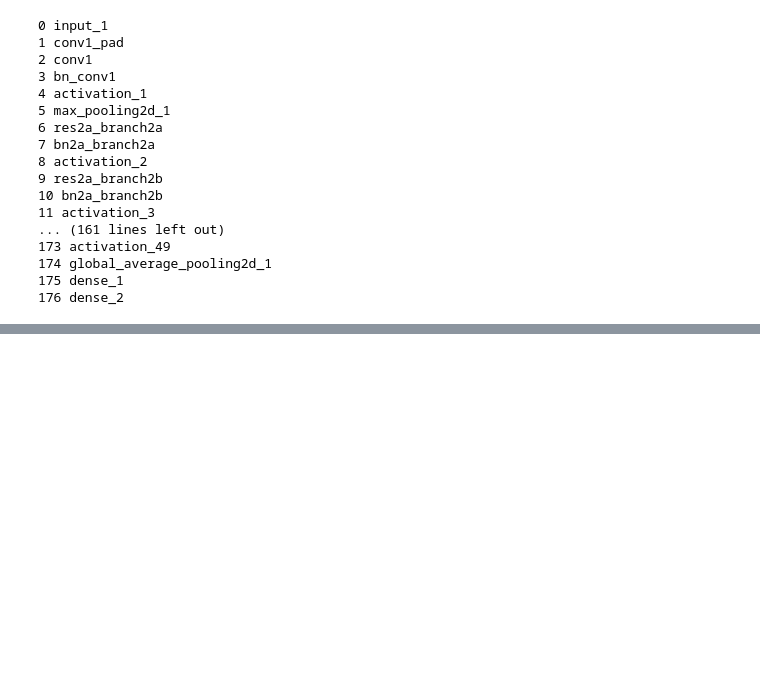
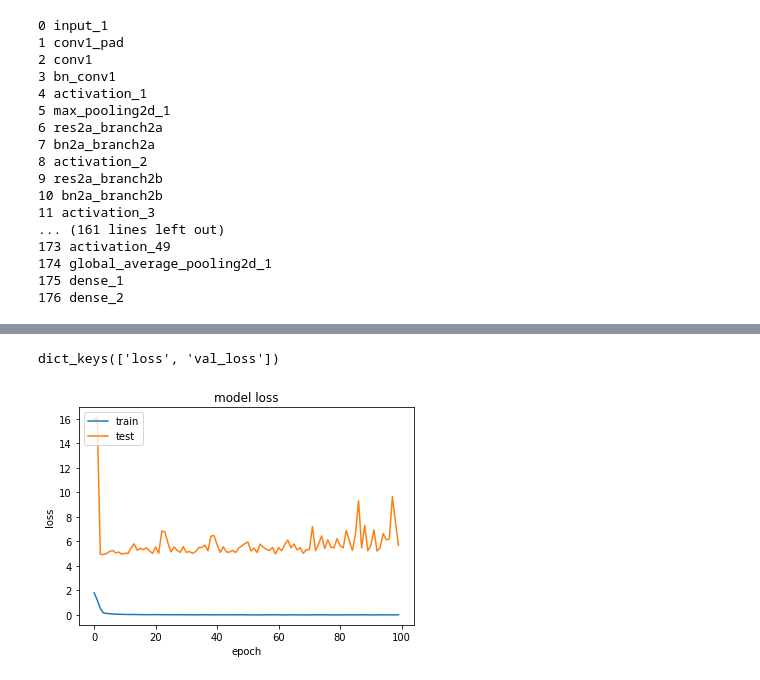
Before and after one commit to zaher88abd/keras-models, a Jupyter notebook: Test retrain model.ipynb, the cells around one changed output, grey strips where cells are left out. Drawn from its saved outputs; the diff is of its cells as text; code cells hidden in the pictures; blank space fills up the shorter version.

Commit message:
update the resutl after 100 epoch

```diff
--- a/Test retrain model.ipynb
+++ b/Test retrain model.ipynb
@@ -183,22 +186,28 @@ Epoch 30/100
 # %%
+import matplotlib.pyplot as plt
+%matplotlib inline
+
 # list all data in history
 print(history.history.keys())
 # # summarize history for accuracy
 # plt.plot(history.history['acc'])
 # plt.plot(history.history['val_acc'])
 # plt.title('model accuracy')
 # plt.ylabel('accuracy')
 # plt.xlabel('epoch')
 # plt.legend(['train', 'test'], loc='upper left')
 # plt.show()
-# # summarize history for loss
-# plt.plot(history.history['loss'])
-# plt.plot(history.history['val_loss'])
-# plt.title('model loss')
-# plt.ylabel('loss')
-# plt.xlabel('epoch')
-# plt.legend(['train', 'test'], loc='upper left')
-# plt.show()
+# summarize history for loss
+plt.plot(history.history['loss'])
+plt.plot(history.history['val_loss'])
+plt.title('model loss')
+plt.ylabel('loss')
+plt.xlabel('epoch')
+plt.legend(['train', 'test'], loc='upper left')
+plt.show()
+# %% [output]
+dict_keys(['loss', 'val_loss'])
+[figure, added]
 # %%
 model.load_weights('saved_models/weights.best.from_scratch.hdf5')
 # get index of predicted dog breed for each image in test set
```
Also changed, not shown: parts of 3 cells of this notebook.
